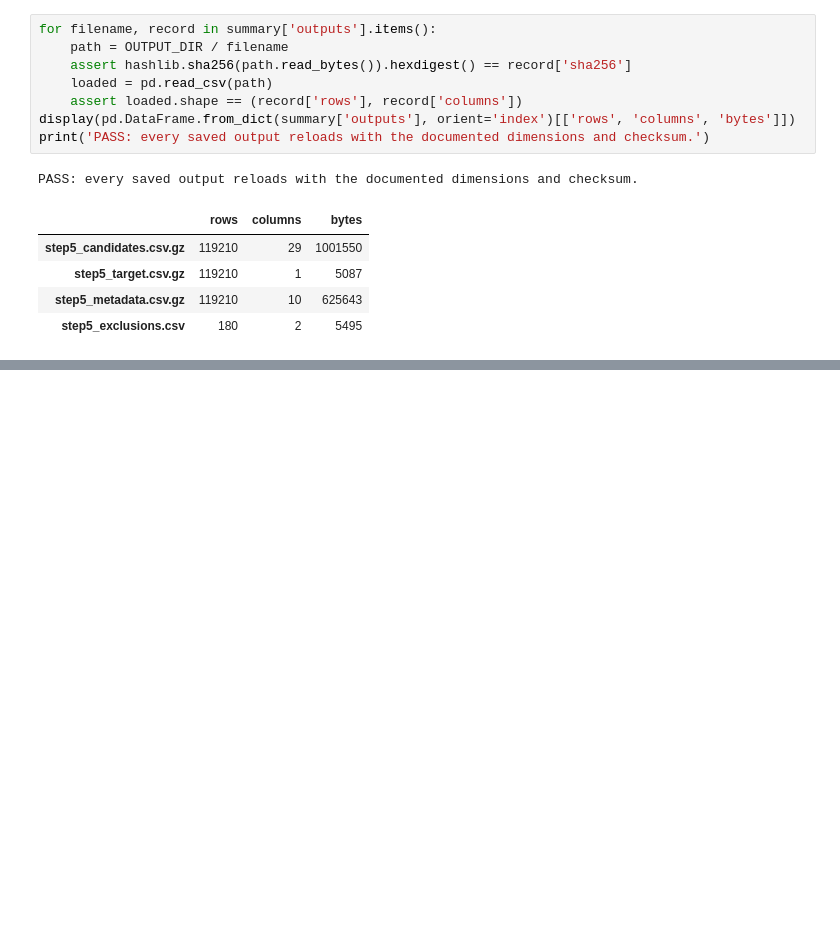
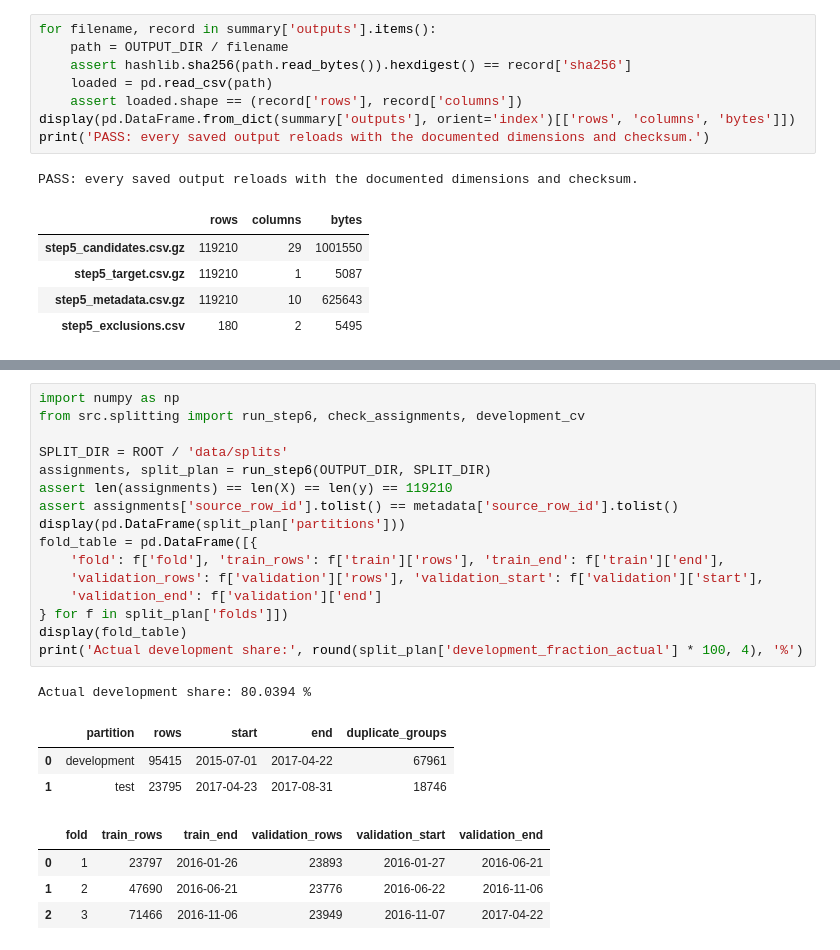
Before and after one commit to faraaz1027-cloud/cse437-hotel-cancellation-15, a Jupyter notebook: notebooks/02_preprocessing.ipynb, the cells around one changed output, grey strips where cells are left out. Cells and saved outputs as stored; diff of their text form; blank space fills up the shorter version.

```diff
--- a/notebooks/02_preprocessing.ipynb
+++ b/notebooks/02_preprocessing.ipynb
@@ -159,0 +168,25 @@ OpenAI ChatGPT/Codex assisted with policy documentation, code, execution, and ve
+# %%
+import numpy as np
+from src.splitting import run_step6, check_assignments, development_cv
+
+SPLIT_DIR = ROOT / 'data/splits'
+assignments, split_plan = run_step6(OUTPUT_DIR, SPLIT_DIR)
+assert len(assignments) == len(X) == len(y) == 119210
+assert assignments['source_row_id'].tolist() == metadata['source_row_id'].tolist()
+display(pd.DataFrame(split_plan['partitions']))
+fold_table = pd.DataFrame([{
+    'fold': f['fold'], 'train_rows': f['train']['rows'], 'train_end': f['train']['end'],
+    'validation_rows': f['validation']['rows'], 'validation_start': f['validation']['start'],
+    'validation_end': f['validation']['end']
+} for f in split_plan['folds']])
+display(fold_table)
+print('Actual development share:', round(split_plan['development_fraction_actual'] * 100, 4), '%')
+# %% [output]
+Actual development share: 80.0394 %
+|  | partition | rows | start | end | duplicate_groups |
+| 0 | development | 95415 | 2015-07-01 | 2017-04-22 | 67961 |
+| 1 | test | 23795 | 2017-04-23 | 2017-08-31 | 18746 |
+|  | fold | train_rows | train_end | validation_rows | validation_start | validation_end |
+| 0 | 1 | 23797 | 2016-01-26 | 23893 | 2016-01-27 | 2016-06-21 |
+| 1 | 2 | 47690 | 2016-06-21 | 23776 | 2016-06-22 | 2016-11-06 |
+| 2 | 3 | 71466 | 2016-11-06 | 23949 | 2016-11-07 | 2017-04-22 |
```
Also changed, not shown: parts of 9 cells of this notebook, 8 other files.
